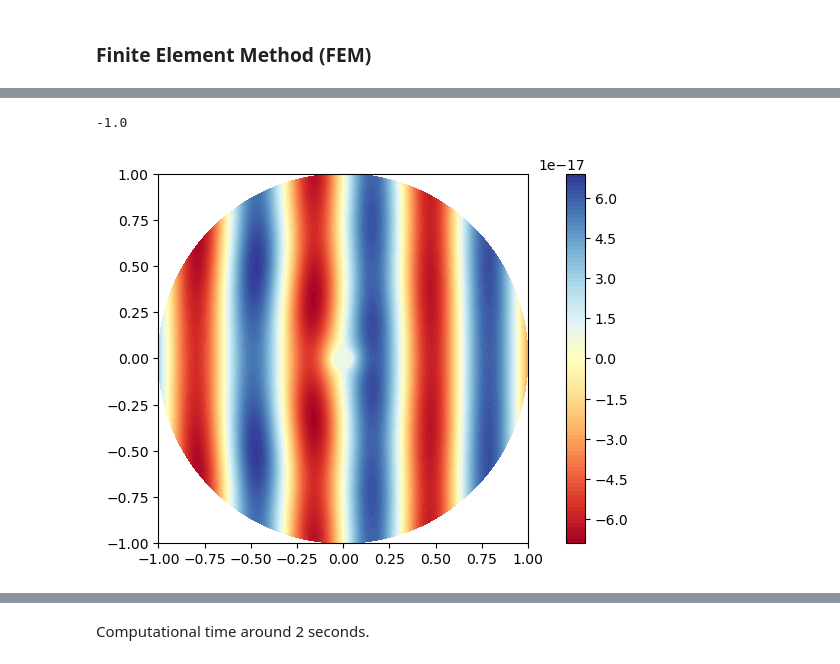
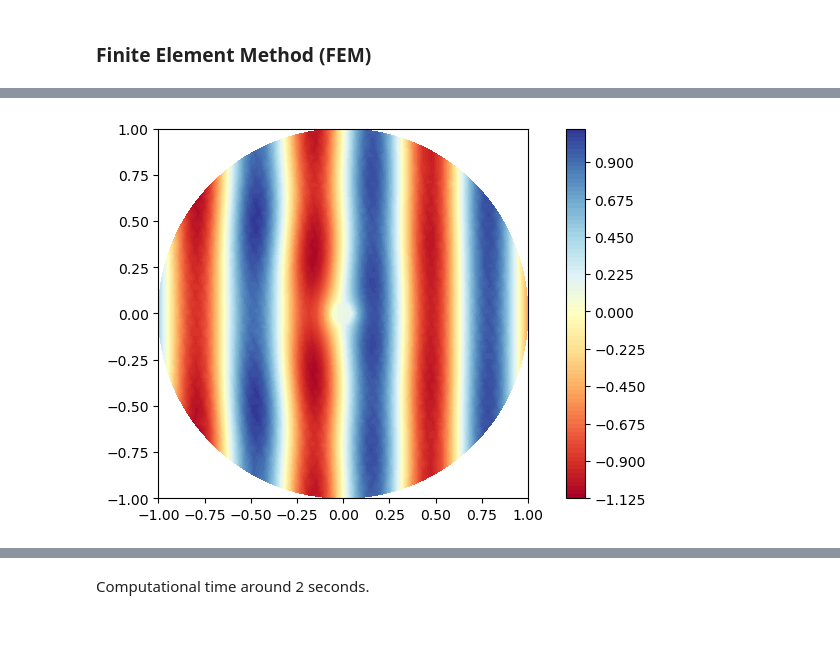
Before and after one commit to oscar-rincon/scattering-problem, a Jupyter notebook: main/plot_scat_cylinder.ipynb, the cells around one changed output, grey strips where cells are left out. Drawn from its saved outputs; the diff is of its cells as text; code cells hidden in the pictures; blank space fills up the shorter version.

Commit message:
Enhance plotting utilities with additional visualization features

```diff
--- a/main/plot_scat_cylinder.ipynb
+++ b/main/plot_scat_cylinder.ipynb
@@ -43,14 +43,17 @@ gmsh.open("u_Total.pos")
 
 # Extract nodes and elements
 node_tags, node_coords, _ = gmsh.model.mesh.getNodes()
+#node_tags = node_tags - 1
 element_types, element_tags, element_node_tags = gmsh.model.mesh.getElements()
 
 # Convert element_node_tags to a NumPy array and reshape it
 elemets = np.array(element_node_tags[0]).reshape(-1, 3)
+element_node_tags = np.array(element_node_tags).reshape(-1, 3)
 
 # Extract the 'u' data from the mesh file
-u_data = gmsh.view.getHomogeneousModelData(0, 1)
+u_data = gmsh.view.getHomogeneousModelData(1, 1)
 u_id = u_data[1]
+#u_id = u_id - 1
 u_data = np.array(u_data[2]).reshape(-1, 3)
 
 # Close gmsh
@@ -97,12 +97,8 @@ import matplotlib.tri as tri
-# %%
-np.min(pts[:,1])
-# %% [output]
--1.0
 # %%
 fig = plt.figure()
-plt.tricontourf(pts[:,0], pts[:,1], pts[:,2]*np.exp(1j*np.pi/2), cmap="RdYlBu", levels=100)
+plt.tricontourf(pts[:,0], pts[:,1], pts[:,2], cmap="RdYlBu", levels=100)
 plt.colorbar()
 plt.axis("image")
 plt.show()
 # %% [output]
-[figure, old version]
+[figure, new version]
```
Also changed, not shown: parts of 6 cells of this notebook, 4 other files.
